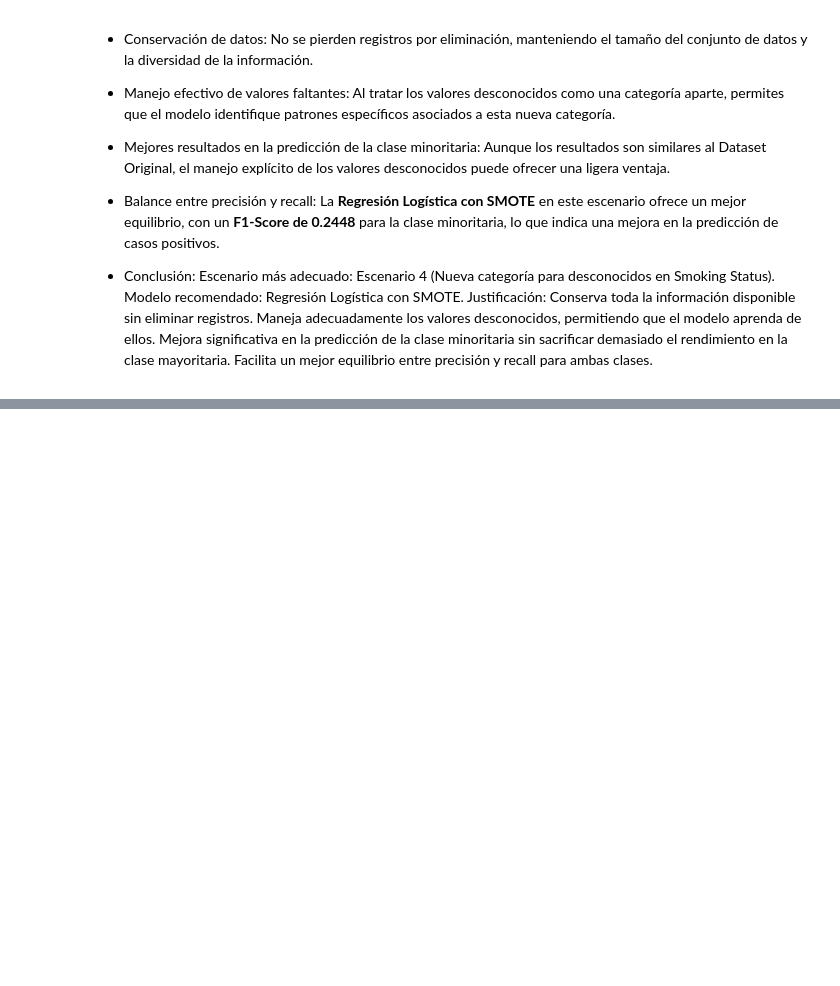
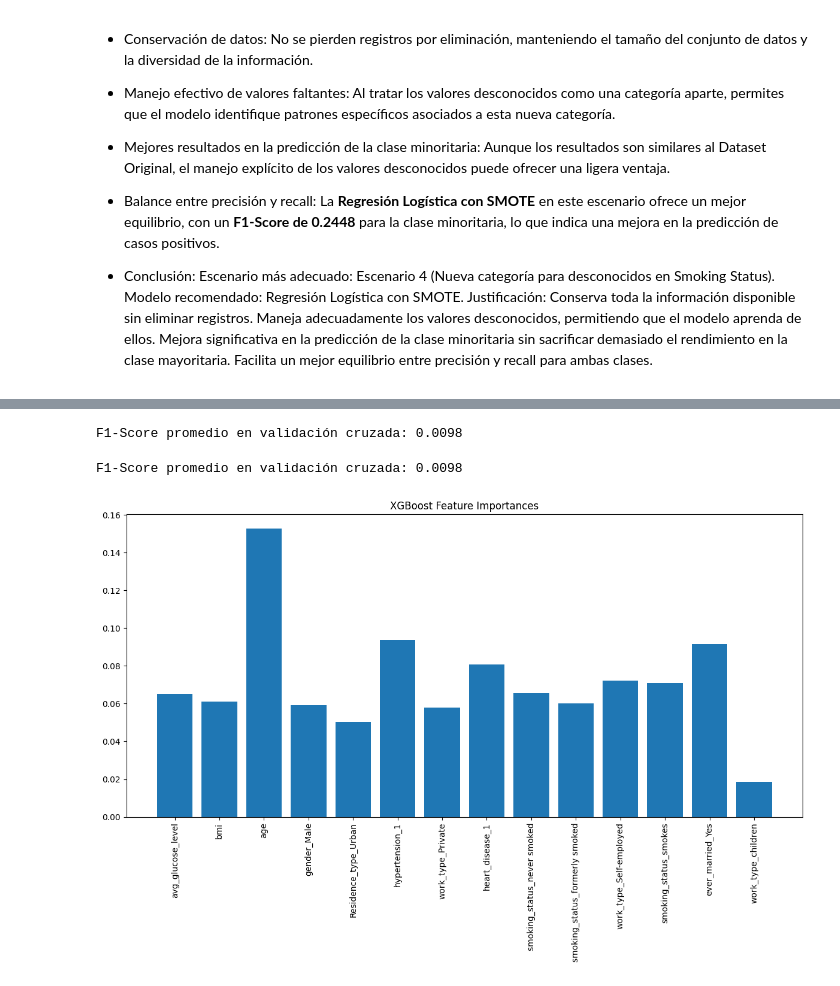
Before and after one commit to AI-School-F5-P3/G5_D.Scientist, a Jupyter notebook: models/modelos_pruebas.ipynb, the cells around one changed output, grey strips where cells are left out. Drawn from its saved outputs; the diff is of its cells as text; code cells hidden in the pictures; blank space fills up the shorter version.

```diff
--- a/models/modelos_pruebas.ipynb
+++ b/models/modelos_pruebas.ipynb
@@ -283,0 +426,42 @@ Facilita un mejor equilibrio entre precisión y recall para ambas clases.
+# %%
+from sklearn.model_selection import cross_val_score
+
+# Validación cruzada
+cv_scores = cross_val_score(pipeline_best, X_train, y_train, cv=5, scoring='f1')
+print(f"F1-Score promedio en validación cruzada: {cv_scores.mean():.4f}")
+# %% [output]
+F1-Score promedio en validación cruzada: 0.0098
+# %%
+from sklearn.model_selection import cross_val_score
+
+# Ejemplo de validación cruzada para Logistic Regression
+model = LogisticRegression(random_state=42)
+
+pipeline = Pipeline([
+    ('preprocessor', preprocessor),
+    ('classifier', model)
+])
+
+# Realizamos validación cruzada
+scores = cross_val_score(pipeline, X_train, y_train, cv=5, scoring='f1')
+print(f"F1-Score promedio en validación cruzada: {scores.mean():.4f}")
+# %% [output]
+F1-Score promedio en validación cruzada: 0.0098
+# %%
+# Importancia de características en XGBoost
+pipeline_xgb = Pipeline([
+    ('preprocessor', preprocessor),
+    ('classifier', XGBClassifier(random_state=42))
+])
+pipeline_xgb.fit(X, y)
+
+importances_xgb = pipeline_xgb.named_steps['classifier'].feature_importances_
+
+plt.figure(figsize=(12, 8))
+plt.title("XGBoost Feature Importances")
+plt.bar(range(len(importances_xgb)), importances_xgb[indices])
+plt.xticks(range(len(importances_xgb)), [feature_names[i] for i in indices], rotation=90)
+plt.tight_layout()
+plt.show()
+# %% [output]
+[figure, added]
```
Also changed, not shown: parts of 4 cells of this notebook, 6 other files.
